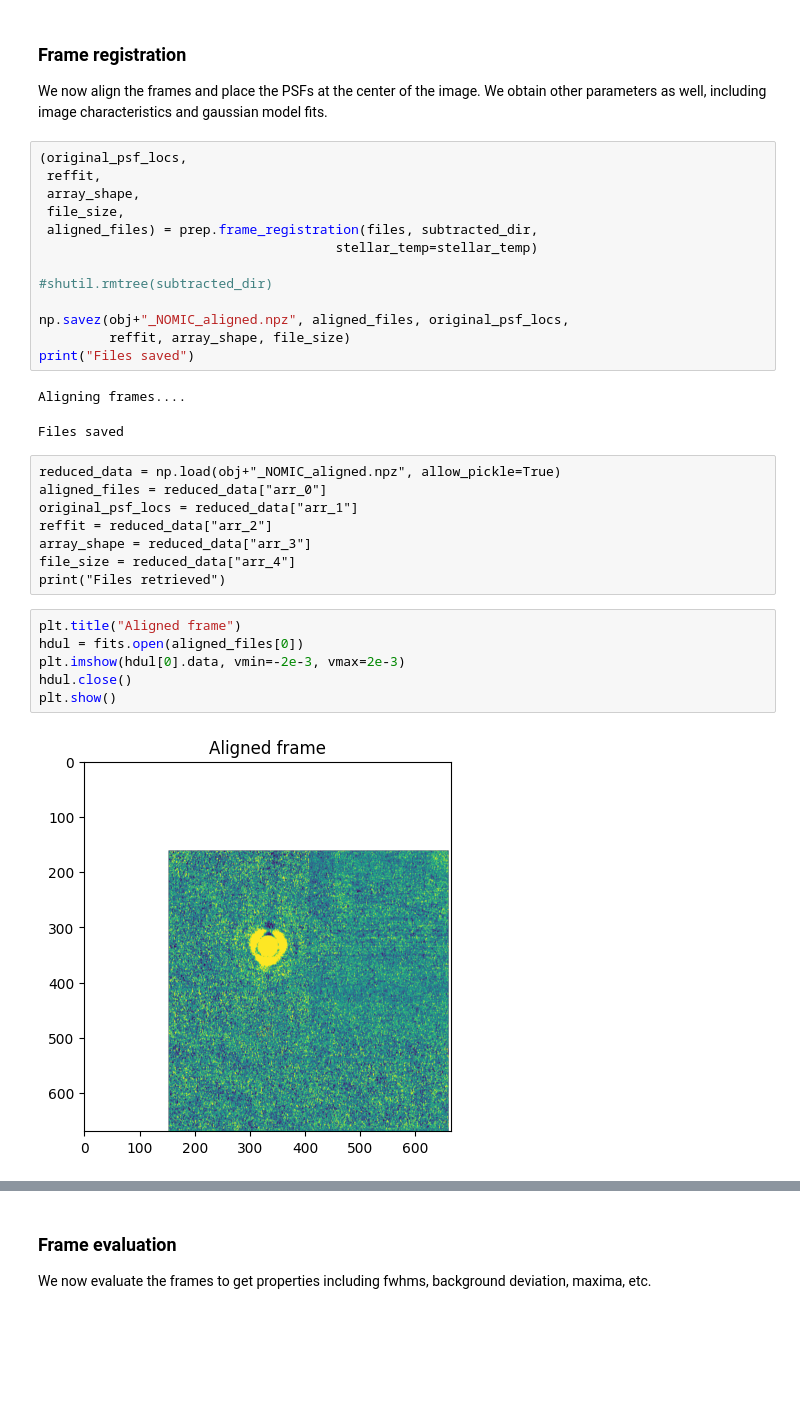
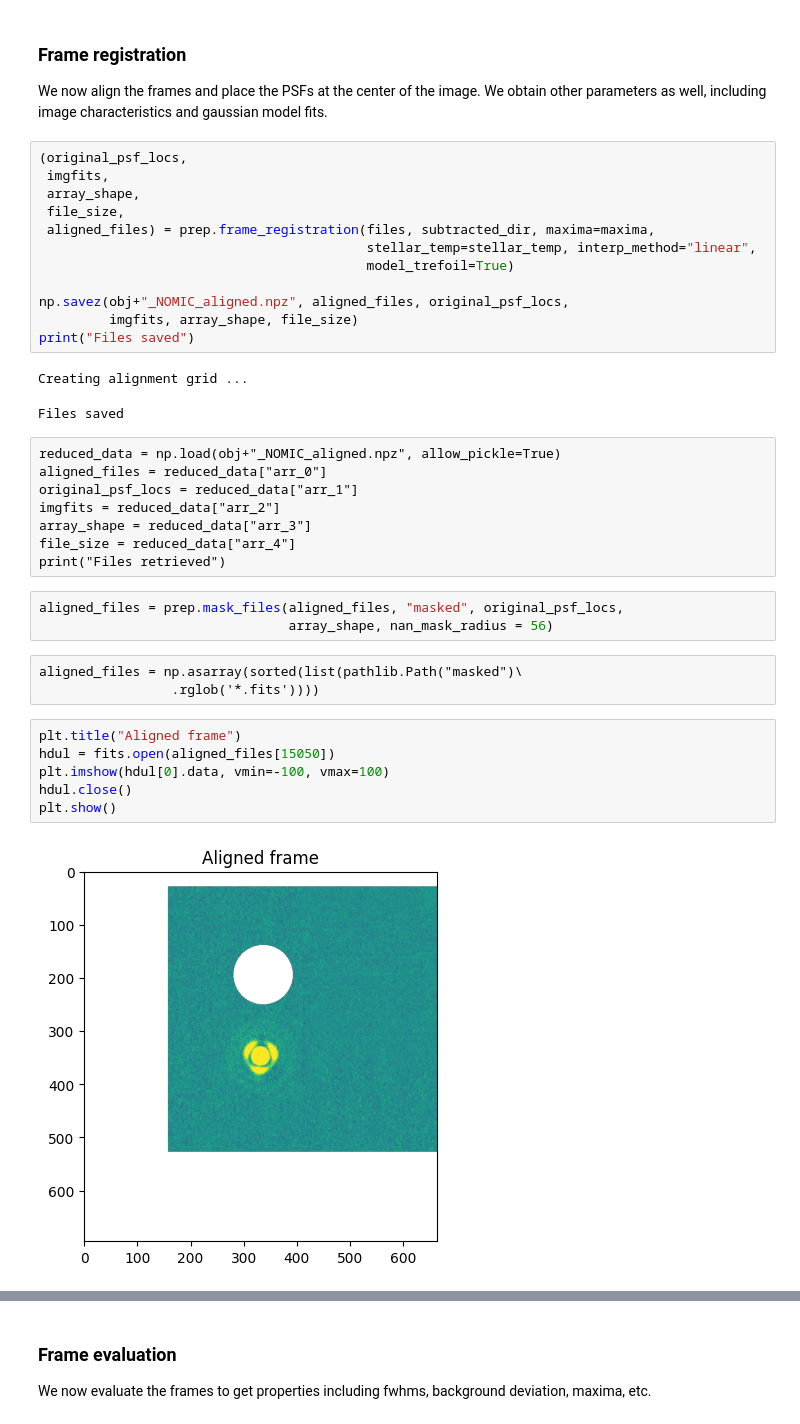
Before and after one commit to vivekv7323/pyNOMIC, a Jupyter notebook: notebooks/singlesidedreduction.ipynb, the cells around one changed output, grey strips where cells are left out. Drawn from its saved outputs; the diff is of its cells as text; blank space fills up the shorter version.

Commit message:
Reorganized file structure, added chop alignment and grouping

```diff
--- a/notebooks/singlesidedreduction.ipynb
+++ b/notebooks/singlesidedreduction.ipynb
@@ -320,33 +366,38 @@ plt.show()
 We now align the frames and place the PSFs at the center of the image. We obtain other parameters as well, including image characteristics and gaussian model fits.
 # %%
 (original_psf_locs,
- reffit,
+ imgfits,
  array_shape,
  file_size,
- aligned_files) = prep.frame_registration(files, subtracted_dir,
-                                      stellar_temp=stellar_temp)
-
-#shutil.rmtree(subtracted_dir)
+ aligned_files) = prep.frame_registration(files, subtracted_dir, maxima=maxima,
+                                          stellar_temp=stellar_temp, interp_method="linear",
+                                          model_trefoil=True)
 
 np.savez(obj+"_NOMIC_aligned.npz", aligned_files, original_psf_locs,
-         reffit, array_shape, file_size)
+         imgfits, array_shape, file_size)
 print("Files saved")
 # %% [output]
-Aligning frames....
+Creating alignment grid ...
 Files saved
 # %% [raw]
 reduced_data = np.load(obj+"_NOMIC_aligned.npz", allow_pickle=True)
 aligned_files = reduced_data["arr_0"]
 original_psf_locs = reduced_data["arr_1"]
-reffit = reduced_data["arr_2"]
+imgfits = reduced_data["arr_2"]
 array_shape = reduced_data["arr_3"]
 file_size = reduced_data["arr_4"]
 print("Files retrieved")
+# %%
+aligned_files = prep.mask_files(aligned_files, "masked", original_psf_locs,
+                                array_shape, nan_mask_radius = 56)
+# %% [raw]
+aligned_files = np.asarray(sorted(list(pathlib.Path("masked")\
+                 .rglob('*.fits'))))
 # %%
 plt.title("Aligned frame")
-hdul = fits.open(aligned_files[0])
-plt.imshow(hdul[0].data, vmin=-2e-3, vmax=2e-3)
+hdul = fits.open(aligned_files[15050])
+plt.imshow(hdul[0].data, vmin=-100, vmax=100)
 hdul.close()
 plt.show()
 # %% [output]
-[figure, old version]
+[figure, new version]
```
Also changed, not shown: parts of 43 cells of this notebook, 8 other files.
